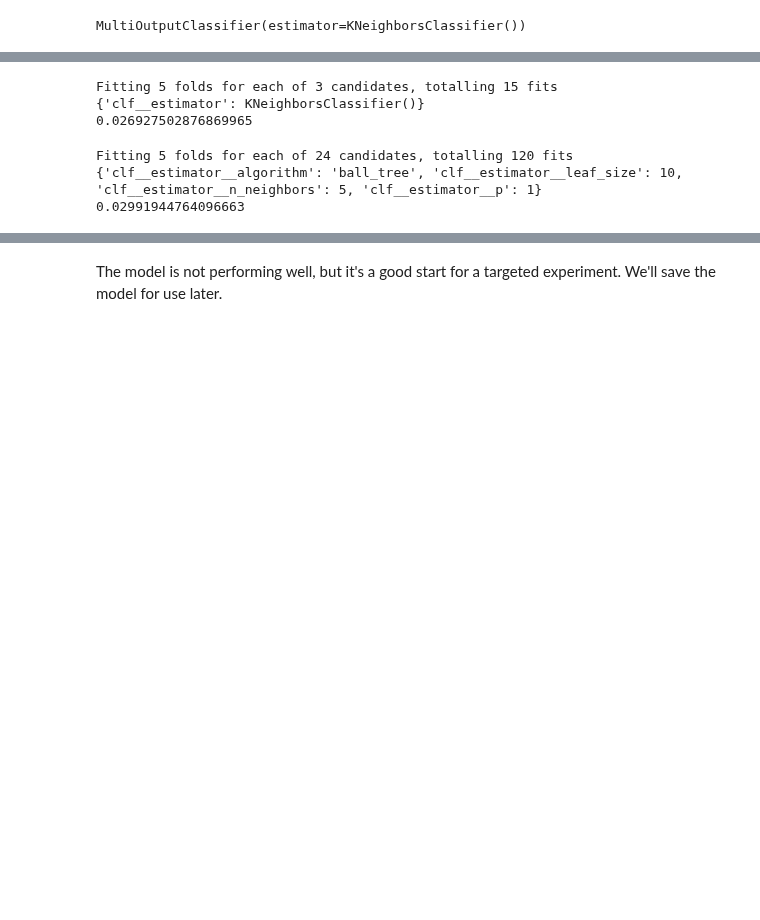
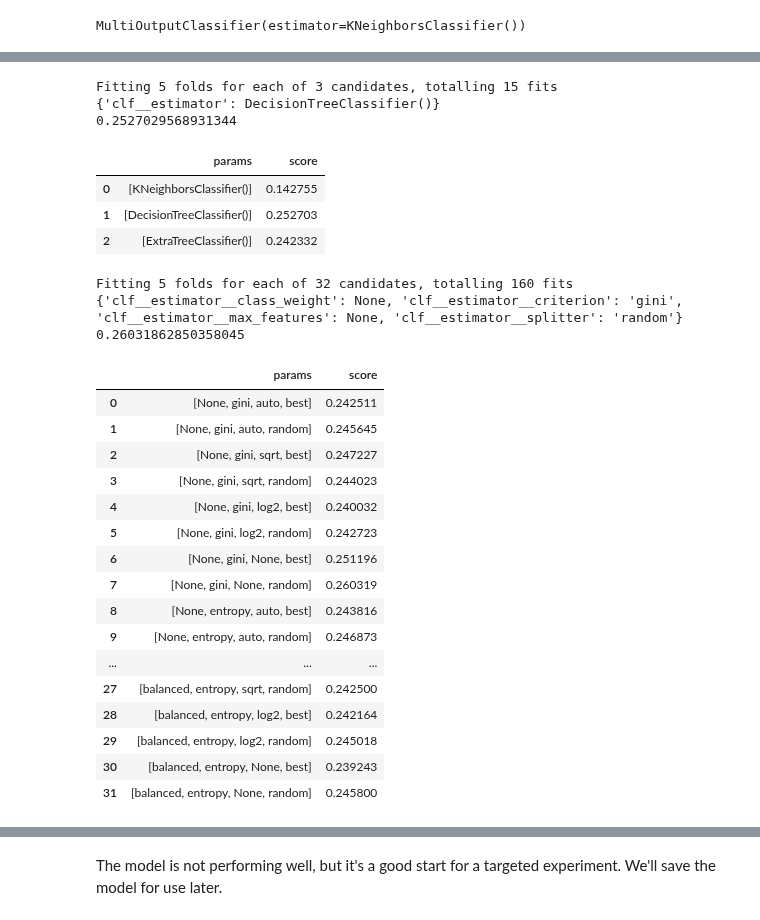
Before and after one commit to netxph/sb-capstone, a Jupyter notebook: notebooks/06 - Predictive and Modelling.ipynb, the cells around one changed output, grey strips where cells are left out. Cells and saved outputs as stored; diff of their text form; code cells hidden in the pictures; blank space fills up the shorter version.

```diff
--- a/notebooks/06 - Predictive and Modelling.ipynb
+++ b/notebooks/06 - Predictive and Modelling.ipynb
@@ -381,7 +458,7 @@ from sklearn.tree import DecisionTreeClassifier, ExtraTreeClassifier
 from sklearn.svm import SVC
 
 pipeline = Pipeline([
-    ("clf", MultiOutputClassifier(estimator=KNeighborsClassifier()))
+    ("clf", MultiOutputClassifier(estimator=DecisionTreeClassifier()))
 ])
 
 parameters_clf = {
@@ -392,32 +469,59 @@ parameters_clf = {
     ]
 }
 
-cv = GridSearchCV(pipeline, parameters_clf, verbose=1)
+cv = GridSearchCV(pipeline, parameters_clf, scoring="f1_weighted", verbose=1)
 cv.fit(X_train, y_train)
 
 print(cv.best_params_)
 print(cv.best_score_)
 # %% [output]
 Fitting 5 folds for each of 3 candidates, totalling 15 fits
-{'clf__estimator': KNeighborsClassifier()}
-0.026927502876869965
+{'clf__estimator': DecisionTreeClassifier()}
+0.2527029568931344
+# %%
+get_cv_results(cv)
+# %% [output]
+|  | params | score |
+| 0 | [KNeighborsClassifier()] | 0.142755 |
+| 1 | [DecisionTreeClassifier()] | 0.252703 |
+| 2 | [ExtraTreeClassifier()] | 0.242332 |
 # %%
-parameters_kn = {
-    "clf__estimator__n_neighbors": [1, 3, 5],
-    "clf__estimator__algorithm": ["ball_tree", "kd_tree"],
-    "clf__estimator__p": [1, 2],
-    "clf__estimator__leaf_size": [10, 30]
+parameters_dt = {
+    "clf__estimator__criterion": ["gini", "entropy"],
+    "clf__estimator__splitter": ["best", "random"],
+    "clf__estimator__max_features": ["auto", "sqrt", "log2", None],
+    "clf__estimator__class_weight": [None, "balanced"]
 }
 
-cv = GridSearchCV(pipeline, parameters_kn, verbose=1)
+cv = GridSearchCV(pipeline, parameters_dt, scoring="f1_weighted", verbose=1)
 cv.fit(X_train, y_train)
 
 print(cv.best_params_)
 print(cv.best_score_)
 # %% [output]
-Fitting 5 folds for each of 24 candidates, totalling 120 fits
-{'clf__estimator__algorithm': 'ball_tree', 'clf__estimator__leaf_size': 10, 'clf__estimator__n_neighbors': 5, 'clf__estimator__p': 1}
-0.02991944764096663
+Fitting 5 folds for each of 32 candidates, totalling 160 fits
+{'clf__estimator__class_weight': None, 'clf__estimator__criterion': 'gini', 'clf__estimator__max_features': None, 'clf__estimator__splitter': 'random'}
+0.26031862850358045
+# %%
+get_cv_results(cv)
+# %% [output]
+|  | params | score |
+| 0 | [None, gini, auto, best] | 0.242511 |
+| 1 | [None, gini, auto, random] | 0.245645 |
+| 2 | [None, gini, sqrt, best] | 0.247227 |
+| 3 | [None, gini, sqrt, random] | 0.244023 |
+| 4 | [None, gini, log2, best] | 0.240032 |
+| 5 | [None, gini, log2, random] | 0.242723 |
+| 6 | [None, gini, None, best] | 0.251196 |
+| 7 | [None, gini, None, random] | 0.260319 |
+| 8 | [None, entropy, auto, best] | 0.243816 |
+| 9 | [None, entropy, auto, random] | 0.246873 |
+| ... | ... | ... |
+| 27 | [balanced, entropy, sqrt, random] | 0.242500 |
+| 28 | [balanced, entropy, log2, best] | 0.242164 |
+| 29 | [balanced, entropy, log2, random] | 0.245018 |
+| 30 | [balanced, entropy, None, best] | 0.239243 |
+| 31 | [balanced, entropy, None, random] | 0.245800 |
 # %%
 y_pred = cv.predict(X_test)
 
```
Also changed, not shown: parts of 18 cells of this notebook, 5 other files.
